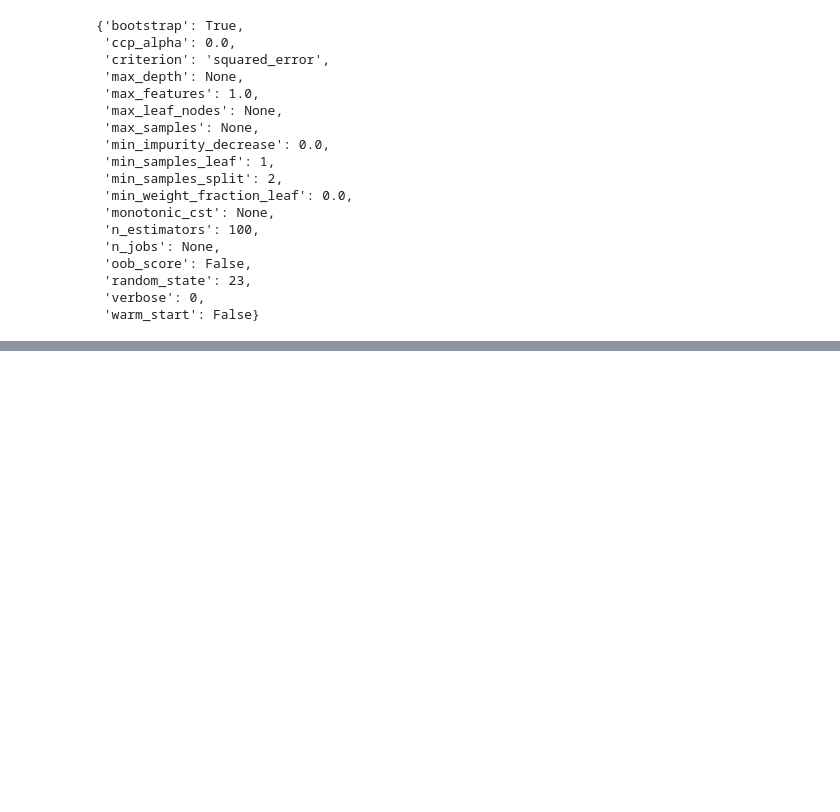
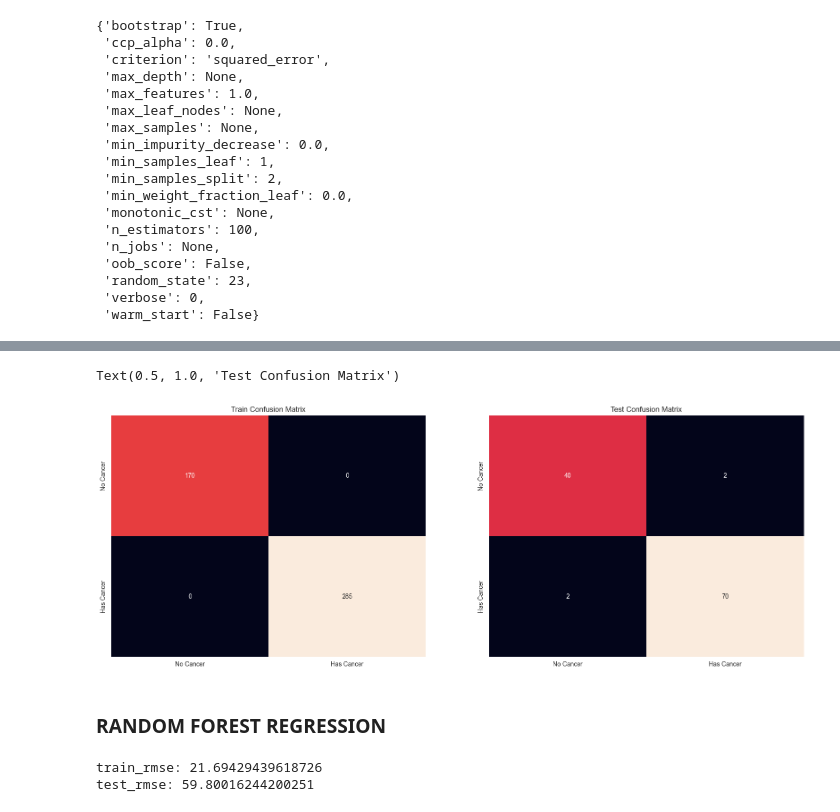
Before and after one commit to Muyiiwaa/machine_learning_notes, a Jupyter notebook: supervised_learning/random_forest.ipynb, the cells around one changed output, grey strips where cells are left out. Cells and saved outputs as stored; diff of their text form; code cells hidden in the pictures; blank space fills up the shorter version.

Commit message:
random forest oct

```diff
--- a/supervised_learning/random_forest.ipynb
+++ b/supervised_learning/random_forest.ipynb
@@ -121,0 +127,5 @@ data_flower.head()
+# %%
+# load the dataset
+
+X = load_breast_cancer(as_frame=True)['data']
+y = load_breast_cancer()['target']
@@ -121,0 +152,24 @@ data_flower.head()
+# %%
+# setup a function for scaling
+scaler = StandardScaler()
+
+def scale_data(data: pd.DataFrame) -> pd.DataFrame:
+    columns = data.columns
+    scaler.fit(data)
+    data = scaler.transform(data)
+    data = pd.DataFrame(data = data, columns=list(columns))
+
+    return data
+
+# scale X_train
+X_train = scale_data(data=X_train)
+# %%
+# Train the model
+
+model = RandomForestClassifier(random_state=23)
+model.fit(X_train, y_train)
+train_preds = model.predict(X_train)
+
+# scale the test set and get prediction
+X_test = scale_data(data = X_test) # scale the test set
+test_preds = model.predict(X_test) # make test prediction
@@ -121,0 +203,21 @@ data_flower.head()
+# %%
+cols = ['No Cancer', 'Has Cancer']
+test_conf = confusion_matrix(y_test, test_preds)
+test_conf = pd.DataFrame(data=test_conf, columns = cols, index = cols)
+train_conf = confusion_matrix(y_train, train_preds)
+train_conf = pd.DataFrame(data=train_conf, columns = cols, index = cols)
+
+
+fig, axes = plt.subplots(nrows=1, ncols=2, figsize = (20,7))
+sns.heatmap(data=train_conf, annot=True, fmt='d',
+            cbar=False, ax=axes[0])
+sns.heatmap(data=test_conf, annot=True, fmt='d',
+            cbar=False, ax=axes[1])
+
+axes[0].set_title('Train Confusion Matrix')
+axes[1].set_title('Test Confusion Matrix')
+# %% [output]
+Text(0.5, 1.0, 'Test Confusion Matrix')
+[figure, added]
+# %% [markdown]
+### RANDOM FOREST REGRESSION
@@ -121,0 +236,21 @@ data_flower.head()
+# %%
+# load the data set
+
+X = load_diabetes(as_frame=True)['data']
+y = load_diabetes()['target']
+
+# split the dataset
+X_train, X_test, y_train, y_test = train_test_split(X,y, test_size = 0.2,
+                                                    random_state=23)
+
+# train the model
+reg_model = RandomForestRegressor(random_state=23)
+reg_model.fit(X_train, y_train)
+train_preds = reg_model.predict(X_train)
+test_preds = reg_model.predict(X_test)
+
+print(f'train_rmse: {root_mean_squared_error(y_train, train_preds)}')
+print(f'test_rmse: {root_mean_squared_error(y_test, test_preds)}')
+# %% [output]
+train_rmse: 21.69429439618726
+test_rmse: 59.80016244200251
```
Also changed, not shown: parts of 17 cells of this notebook.
